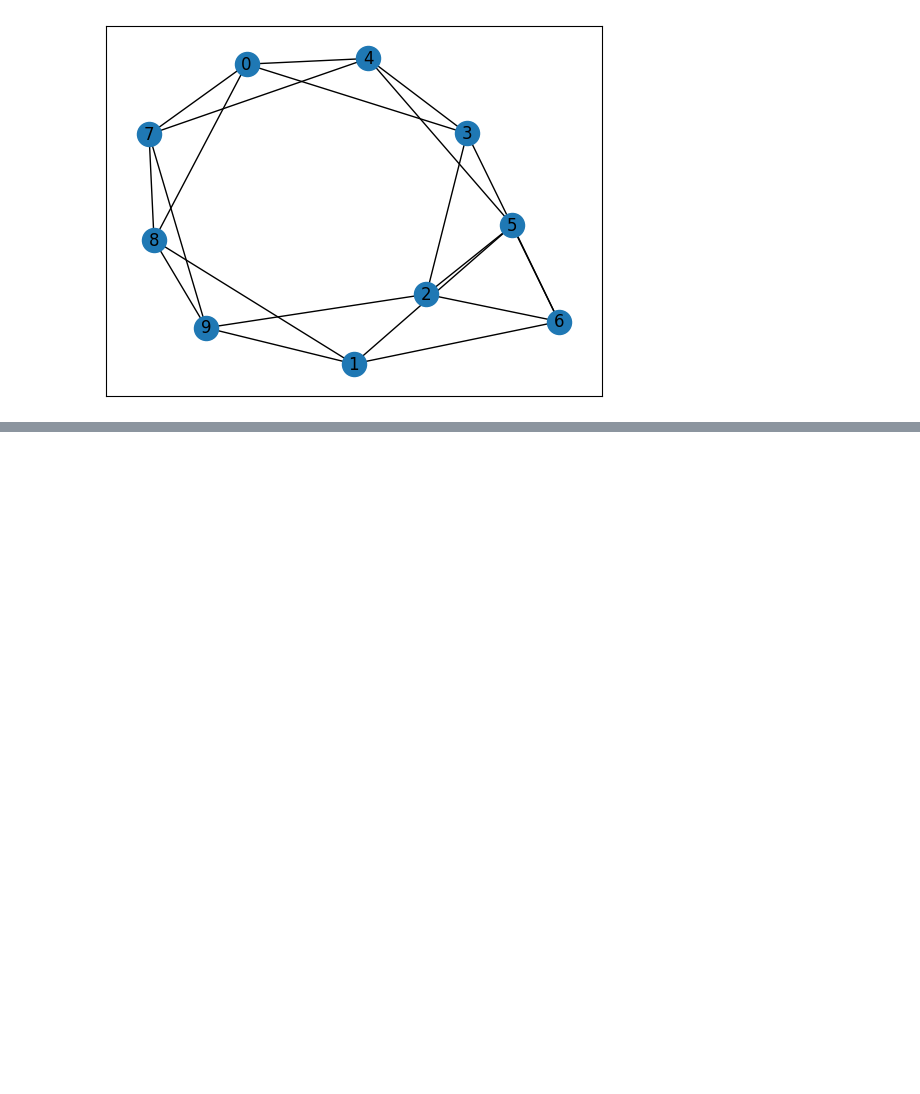
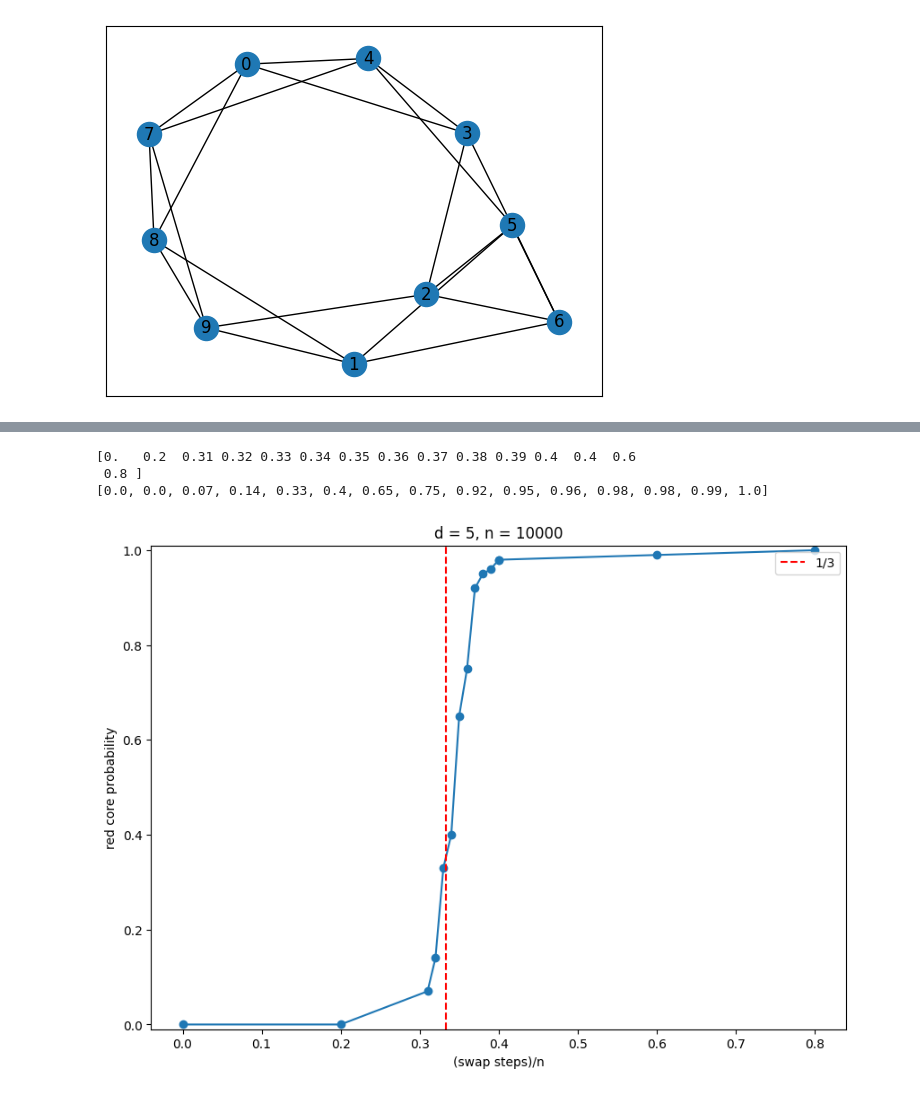
Before and after one commit to Paul566/internal-cuts, a Jupyter notebook: swap-processes.ipynb, the cells around one changed output, grey strips where cells are left out. Saved outputs shown, nothing was run; the diff lists cells and outputs as text; code cells hidden in the pictures; blank space fills up the shorter version.

```diff
--- a/swap-processes.ipynb
+++ b/swap-processes.ipynb
@@ -183,0 +280,30 @@ True
+# %%
+d = 5
+num_vxs = 10000
+nums_steps = np.sort(np.hstack((np.arange(0, 1, 0.2), np.arange(0.31, 0.4, 0.01))))
+
+probas = []
+num_tests = 100
+
+for num_steps in tqdm(nums_steps):
+    probas.append(swap_core_probability(d, num_vxs, int(num_steps * num_vxs), num_tests, silent=True))
+
+print(nums_steps)
+print(probas)
+
+plt.figure(figsize=(10, 7))
+plt.ylim(-0.01, 1.01)
+plt.xlabel('(swap steps)/n')
+plt.ylabel('red core probability')
+plt.plot(nums_steps, probas)
+plt.scatter(nums_steps, probas)
+plt.title(f'd = {d}, n = {num_vxs}')
+plt.axvline(x=1./3, linestyle='dashed', color='r', label='1/3')
+# plt.axvline(x=1./np.pi, linestyle='dashed', color='b', label='1/pi')
+plt.legend();
+plt.savefig(f'proba_red_core_swap_{d}_{num_vxs}.png')
+# %% [output]
+[0.   0.2  0.31 0.32 0.33 0.34 0.35 0.36 0.37 0.38 0.39 0.4  0.4  0.6
+ 0.8 ]
+[0.0, 0.0, 0.07, 0.14, 0.33, 0.4, 0.65, 0.75, 0.92, 0.95, 0.96, 0.98, 0.98, 0.99, 1.0]
+[figure, added]
```
Also changed, not shown: parts of 15 cells of this notebook, 5 other files.
